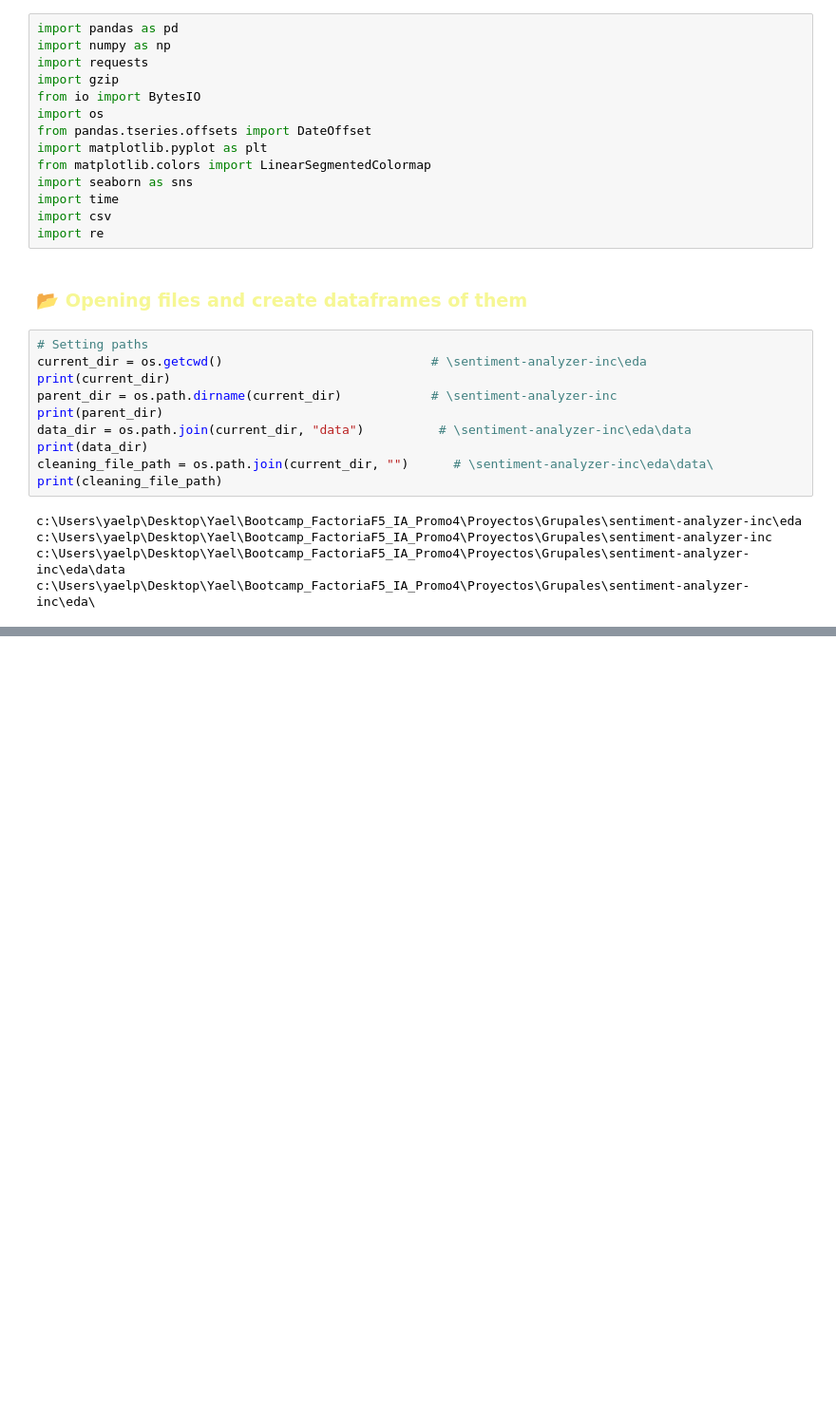
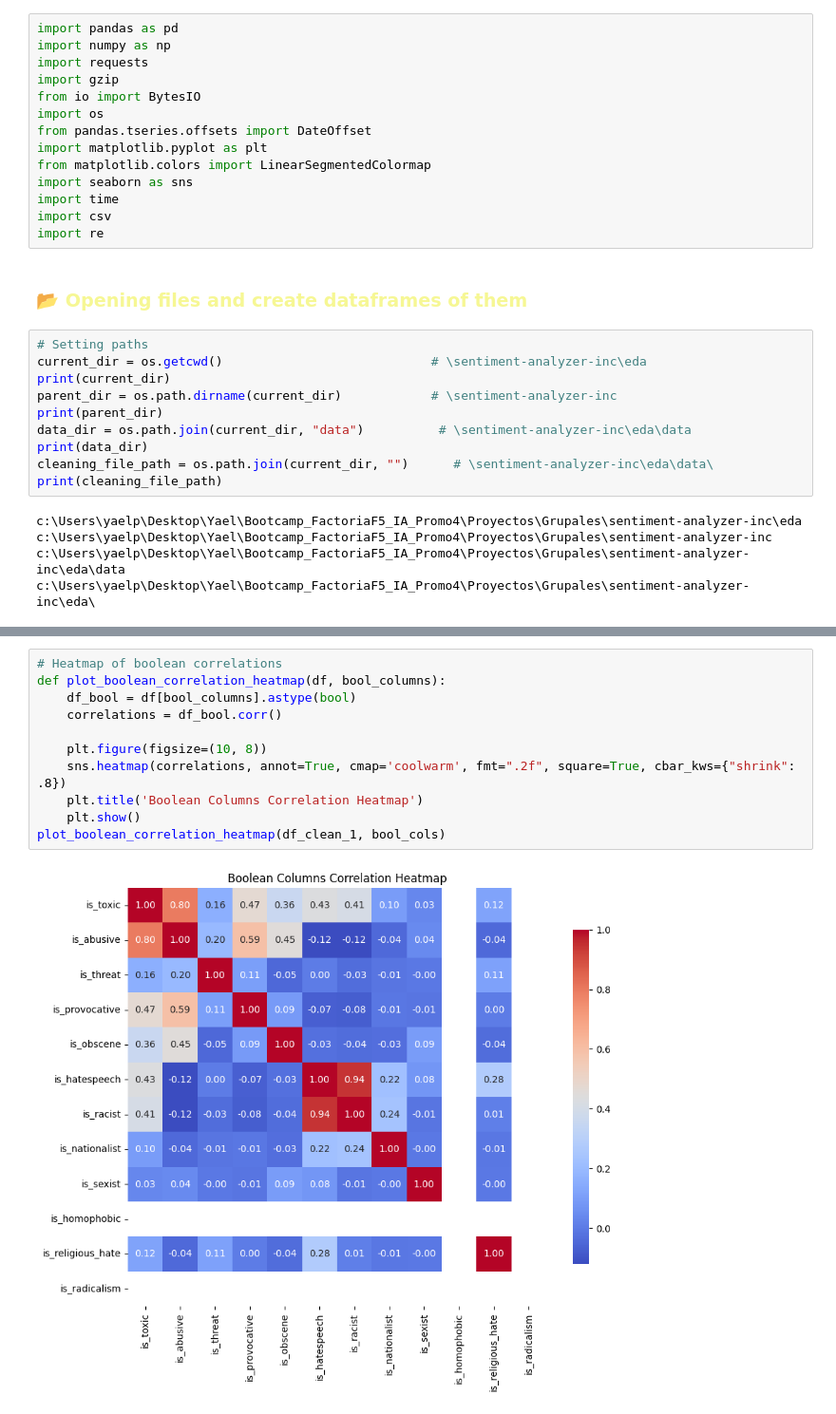
Before and after one commit to Yael-Parra/sentiment-analyzer-inc, a Jupyter notebook: eda/eda.ipynb, the cells around one changed output, grey strips where cells are left out. Shown: that part at 95% size. Cells and saved outputs as stored; diff of their text form; blank space fills up the shorter version.

Commit message:
feat (eda): correlation checked. eda on progress

```diff
--- a/eda/eda.ipynb
+++ b/eda/eda.ipynb
@@ -76,0 +219,13 @@ df_clean_1 = load_airbnb_data_from_github(GITHUB_CLEAN_URL)
+# %%
+# Heatmap of boolean correlations
+def plot_boolean_correlation_heatmap(df, bool_columns):
+    df_bool = df[bool_columns].astype(bool)
+    correlations = df_bool.corr()
+
+    plt.figure(figsize=(10, 8))
+    sns.heatmap(correlations, annot=True, cmap='coolwarm', fmt=".2f", square=True, cbar_kws={"shrink": .8})
+    plt.title('Boolean Columns Correlation Heatmap')
+    plt.show()
+plot_boolean_correlation_heatmap(df_clean_1, bool_cols)
+# %% [output]
+[figure, added]
```
Also changed, not shown: parts of 12 cells of this notebook, 1 other file.
